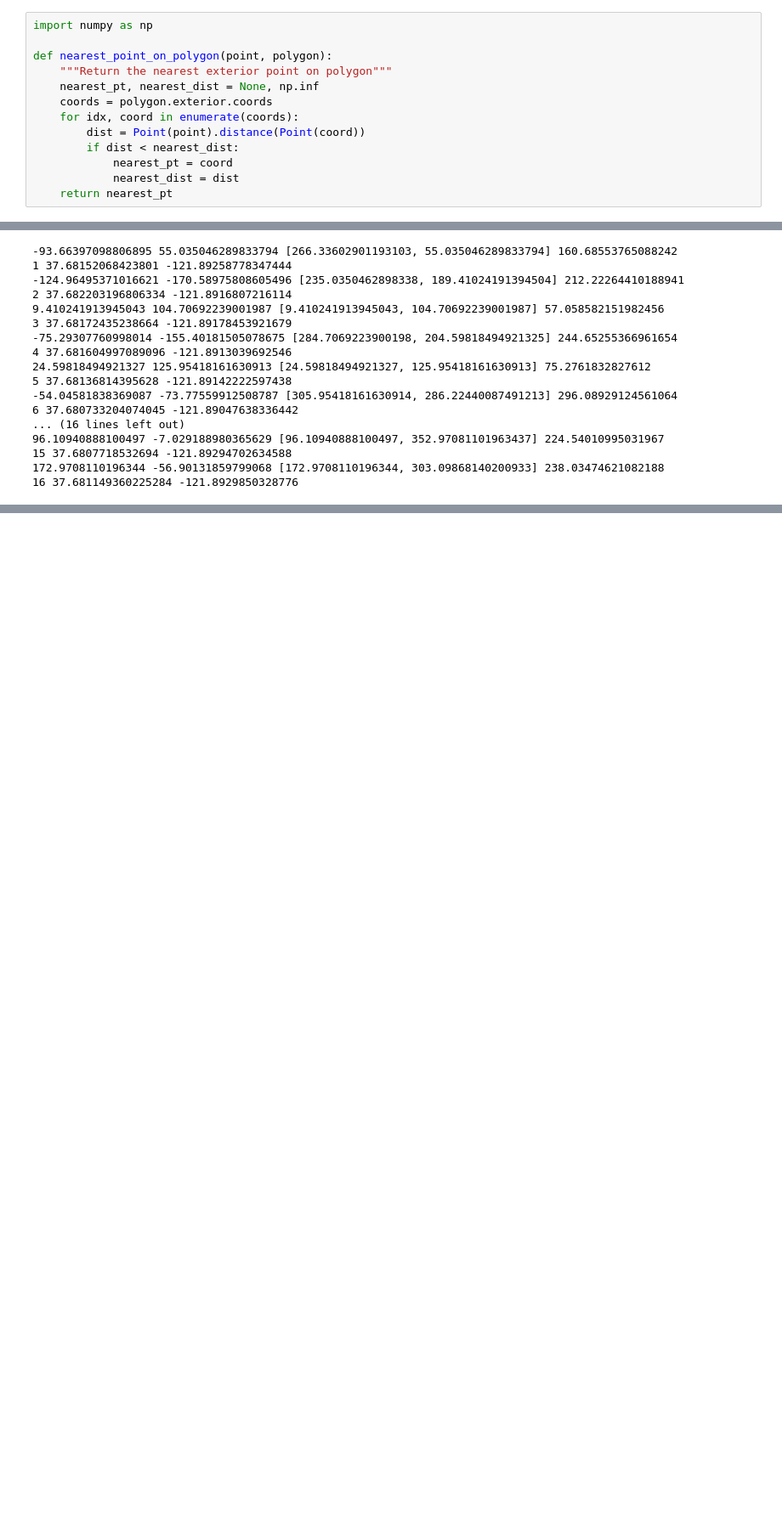
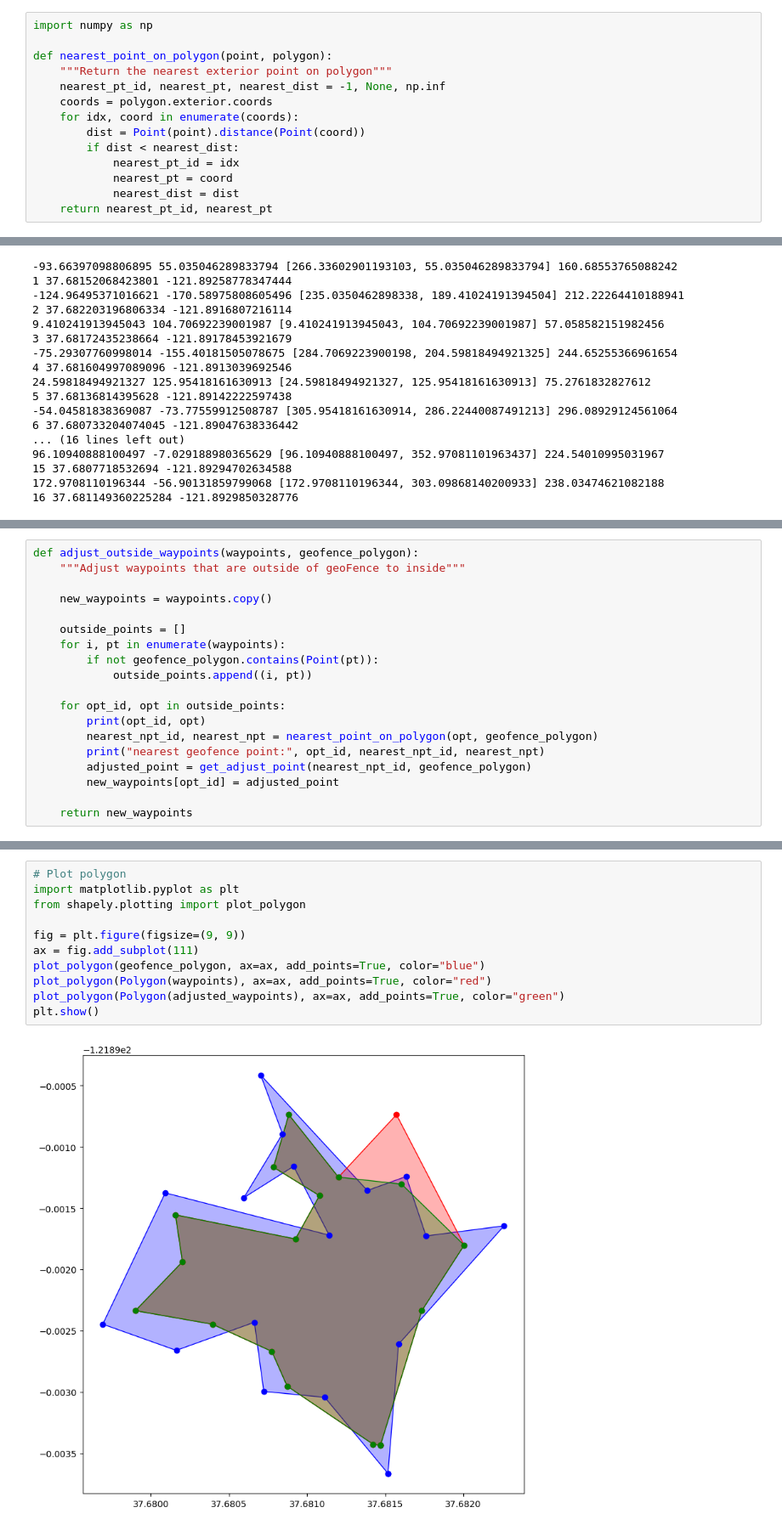
Before and after one commit to TheErickLiu/AmadorUAV2025, a Jupyter notebook: question2.ipynb, the cells around one changed output, grey strips where cells are left out. Shown: that part at 85% size. Drawn from its saved outputs; the diff is of its cells as text; blank space fills up the shorter version.

```diff
--- a/question2.ipynb
+++ b/question2.ipynb
@@ -618,14 +679,15 @@ import numpy as np
 
 def nearest_point_on_polygon(point, polygon):
     """Return the nearest exterior point on polygon"""
-    nearest_pt, nearest_dist = None, np.inf
+    nearest_pt_id, nearest_pt, nearest_dist = -1, None, np.inf
     coords = polygon.exterior.coords
     for idx, coord in enumerate(coords):
         dist = Point(point).distance(Point(coord))
         if dist < nearest_dist:
+            nearest_pt_id = idx
             nearest_pt = coord
             nearest_dist = dist
-    return nearest_pt
+    return nearest_pt_id, nearest_pt
 # %%
 # Check if a waypoint is inside geofence
 outside_points = []
@@ -751,0 +816,19 @@ plt.show()
+# %%
+def adjust_outside_waypoints(waypoints, geofence_polygon):
+    """Adjust waypoints that are outside of geoFence to inside"""
+
+    new_waypoints = waypoints.copy()
+
+    outside_points = []
+    for i, pt in enumerate(waypoints):
+        if not geofence_polygon.contains(Point(pt)):
+            outside_points.append((i, pt))
+
+    for opt_id, opt in outside_points:
+        print(opt_id, opt)
+        nearest_npt_id, nearest_npt = nearest_point_on_polygon(opt, geofence_polygon)
+        print("nearest geofence point:", opt_id, nearest_npt_id, nearest_npt)
+        adjusted_point = get_adjust_point(nearest_npt_id, geofence_polygon)
+        new_waypoints[opt_id] = adjusted_point
+
+    return new_waypoints
@@ -751,0 +844,13 @@ plt.show()
+# %%
+# Plot polygon
+import matplotlib.pyplot as plt
+from shapely.plotting import plot_polygon
+
+fig = plt.figure(figsize=(9, 9))
+ax = fig.add_subplot(111)
+plot_polygon(geofence_polygon, ax=ax, add_points=True, color="blue")
+plot_polygon(Polygon(waypoints), ax=ax, add_points=True, color="red")
+plot_polygon(Polygon(adjusted_waypoints), ax=ax, add_points=True, color="green")
+plt.show()
+# %% [output]
+[figure, added]
```
Also changed, not shown: parts of 20 cells of this notebook, 4 other files.
